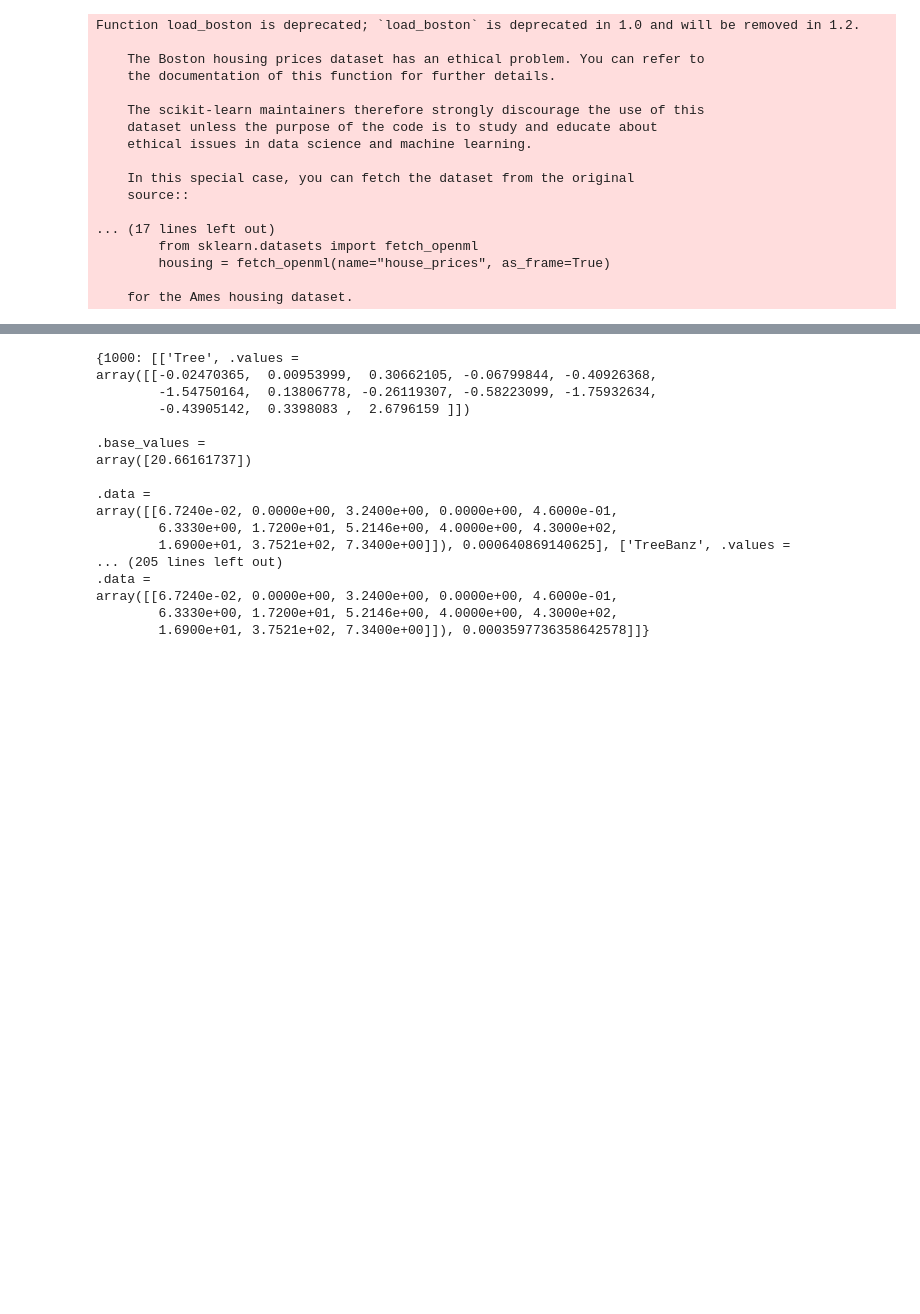
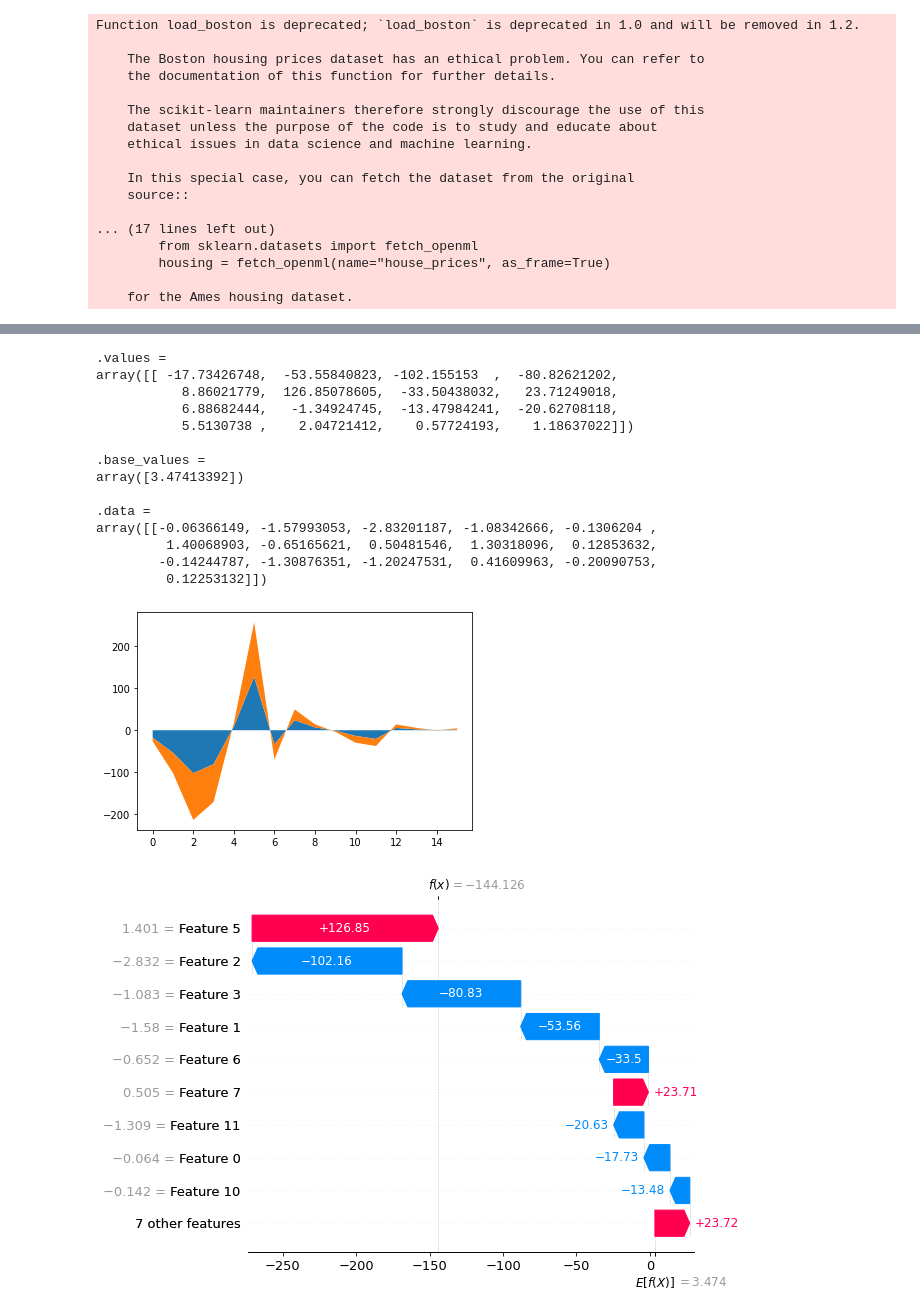
Before and after one commit to jarso/shap, a Jupyter notebook: notebooks/api_examples/simple benchmark.ipynb, the cells around one changed output, grey strips where cells are left out. Saved outputs shown, nothing was run; the diff lists cells and outputs as text; code cells hidden in the pictures; blank space fills up the shorter version.

```diff
--- a/notebooks/api_examples/simple benchmark.ipynb
+++ b/notebooks/api_examples/simple benchmark.ipynb
@@ -180,7 +201,7 @@ def run_explain(name, explainer, data):
 attributions = {}
 
 for i in range(1000, 2000, 100):
-    model = xgboost.XGBRegressor(n_estimators=10, max_depth=32, subsample=0.3)
+    model = xgboost.XGBRegressor(n_estimators=1000, max_depth=32, subsample=0.3)
     X_train, X_test, y_train, y_test = train_test_split(X, y, random_state=0)
     model.fit(X_train, y_train, eval_set=[(X_test, y_test)], early_stopping_rounds=10, verbose=False)
 
@@ -220,20 +242,28 @@ name: TreeBanz, time: 0.0003597736358642578
 # %%
-print(attributions)
+a = attributions[1000]
+print(a[0][1])
+
+
+plt.stackplot(range(len(a[0][1].values[0])), a[0][1].values[0], a[1][1].values[0])
+# plt.subplot(a)
+plt.show()
+
+shap.plots.waterfall(a[0][1][0]) #tree
+shap.plots.waterfall(a[1][1][0]) #treeBanz
 # %% [output]
-{1000: [['Tree', .values =
-array([[-0.02470365,  0.00953999,  0.30662105, -0.06799844, -0.40926368,
-        -1.54750164,  0.13806778, -0.26119307, -0.58223099, -1.75932634,
-        -0.43905142,  0.3398083 ,  2.6796159 ]])
+.values =
+array([[ -17.73426748,  -53.55840823, -102.155153  ,  -80.82621202,
+           8.86021779,  126.85078605,  -33.50438032,   23.71249018,
+           6.88682444,   -1.34924745,  -13.47984241,  -20.62708118,
+           5.5130738 ,    2.04721412,    0.57724193,    1.18637022]])
 
 .base_values =
-array([20.66161737])
+array([3.47413392])
 
 .data =
-array([[6.7240e-02, 0.0000e+00, 3.2400e+00, 0.0000e+00, 4.6000e-01,
-        6.3330e+00, 1.7200e+01, 5.2146e+00, 4.0000e+00, 4.3000e+02,
-        1.6900e+01, 3.7521e+02, 7.3400e+00]]), 0.000640869140625], ['TreeBanz', .values =
-... (205 lines left out)
-.data =
-array([[6.7240e-02, 0.0000e+00, 3.2400e+00, 0.0000e+00, 4.6000e-01,
-        6.3330e+00, 1.7200e+01, 5.2146e+00, 4.0000e+00, 4.3000e+02,
-        1.6900e+01, 3.7521e+02, 7.3400e+00]]), 0.0003597736358642578]]}
+array([[-0.06366149, -1.57993053, -2.83201187, -1.08342666, -0.1306204 ,
+         1.40068903, -0.65165621,  0.50481546,  1.30318096,  0.12853632,
+        -0.14244787, -1.30876351, -1.20247531,  0.41609963, -0.20090753,
+         0.12253132]])
+[figure, added]
+[figure, added]
```
Also changed, not shown: parts of 20 cells of this notebook, 1 other file.
